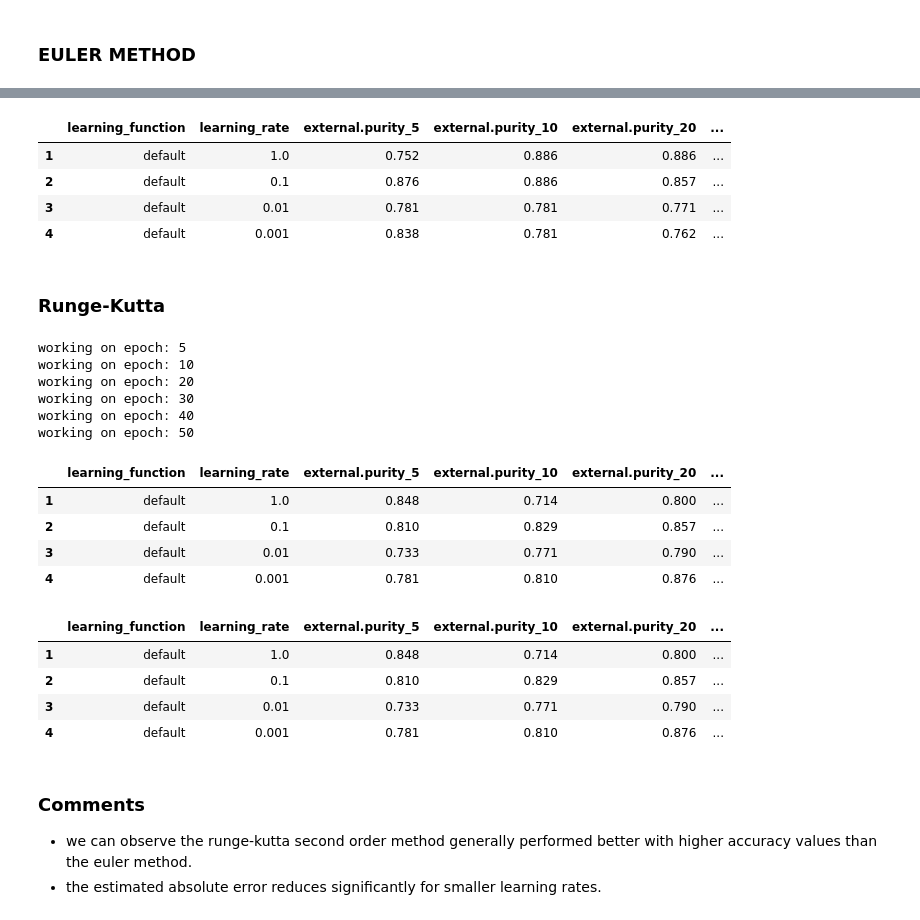
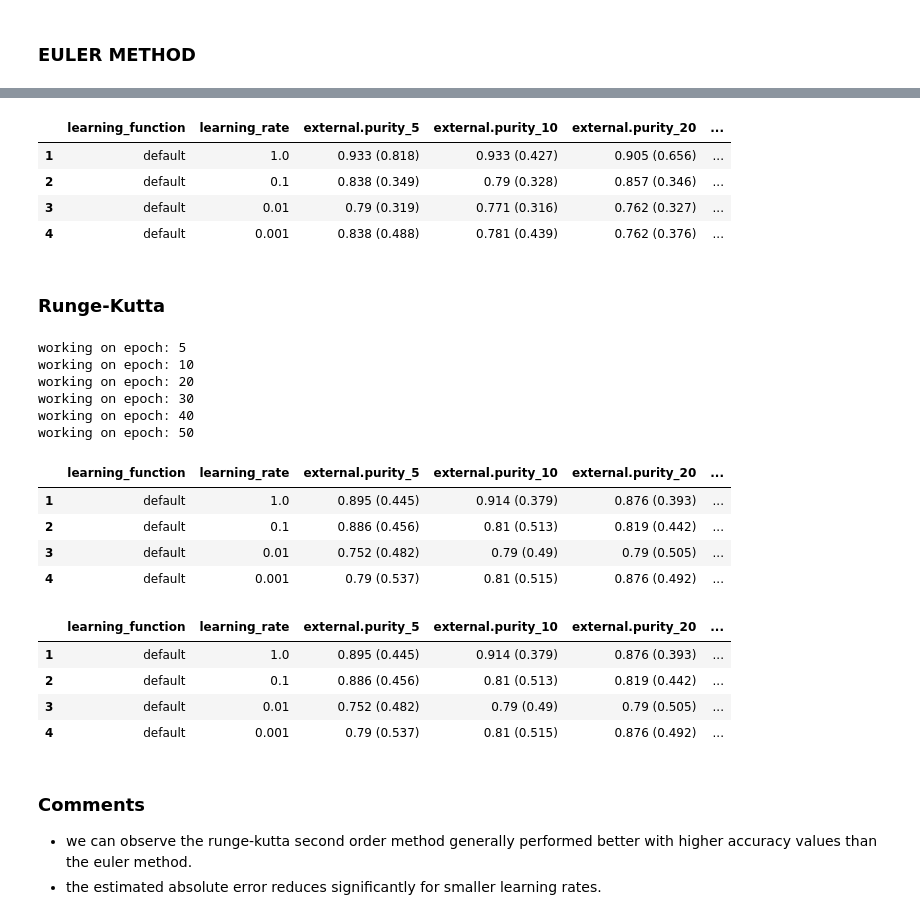
Before and after one commit to richardjonker2000/TMBD-Project-3, a Jupyter notebook: SOM1A.ipynb, the cells around one changed output, grey strips where cells are left out. Drawn from its saved outputs; the diff is of its cells as text; code cells hidden in the pictures.

```diff
--- a/SOM1A.ipynb
+++ b/SOM1A.ipynb
@@ -265,8 +265,7 @@ for epoch in epochs:
 
         # combine external purity with computed mean-absolute-error
         ext_purity = round(external_purity(joined_df), 3)
-
-        data[f'external.purity_{epoch}'].append(ext_purity)
+        data[f'external.purity_{epoch}'].append(f'{ext_purity} ({np.mean(np.absolute(agri_som.net)).round(3)})' )
 
         if show_updates:
             print(f'lr:{lr}, lrf:{lf} done!')
@@ -290,10 +289,10 @@ working on epoch: 50
 results_df
 # %% [output]
 |  | learning_function | learning_rate | external.purity_5 | external.purity_10 | external.purity_20 | ... |
-| 1 | default | 1.0 | 0.752 | 0.886 | 0.886 | ... |
-| 2 | default | 0.1 | 0.876 | 0.886 | 0.857 | ... |
-| 3 | default | 0.01 | 0.781 | 0.781 | 0.771 | ... |
-| 4 | default | 0.001 | 0.838 | 0.781 | 0.762 | ... |
+| 1 | default | 1.0 | 0.933 (0.818) | 0.933 (0.427) | 0.905 (0.656) | ... |
+| 2 | default | 0.1 | 0.838 (0.349) | 0.79 (0.328) | 0.857 (0.346) | ... |
+| 3 | default | 0.01 | 0.79 (0.319) | 0.771 (0.316) | 0.762 (0.327) | ... |
+| 4 | default | 0.001 | 0.838 (0.488) | 0.781 (0.439) | 0.762 (0.376) | ... |
 # %% [markdown]
 ### **Runge-Kutta**
 # %%
@@ -302,7 +301,7 @@ Implementation of Runge-Kutta method with the approximation function. (estimates
 For smaller learning rates, estimated MAE improves.
 
 higher accuracy purity for runge kutta second order clustering.
-Accross epochs, the estimated error improves with
+Accross epochs, the estimated error improves with larger epochs.
 
 Multiple runs give different results due to the data shuffling
 """
@@ -326,47 +325,46 @@ for epoch in epochs:
 
         agri_som = SOM(3,3,3)  # initialization
         agri_som.set_weights(weights.copy())
 
         agri_som.train(trunc_data.values,
             num_epochs=epoch,
             init_learning_rate=lr,
             lr_decay_function=lf,
             show_plot=False,
             method = 'runge-kutta'
             )
         joined_df = arrange_data(agri_som)
         # visualize(joined_df, lr, lf, agri_som)
 
         # combine external purity with computed mean-absolute-error
         ext_purity = round(external_purity(joined_df), 3)
-
-        data[f'external.purity_{epoch}'].append(ext_purity)
+        data[f'external.purity_{epoch}'].append(f'{ext_purity} ({np.mean(np.absolute(agri_som.net)).round(3)})' )
 
         if show_updates:
             print(f'lr:{lr}, lrf:{lf} done!')
 
 results_df_rk = pd.DataFrame(data, index=range(1, len(lrs_lfs)+1))
 results_df_rk.head()
 # %% [output]
 working on epoch: 5
 working on epoch: 10
 working on epoch: 20
 working on epoch: 30
 working on epoch: 40
 working on epoch: 50
 |  | learning_function | learning_rate | external.purity_5 | external.purity_10 | external.purity_20 | ... |
-| 1 | default | 1.0 | 0.848 | 0.714 | 0.800 | ... |
-| 2 | default | 0.1 | 0.810 | 0.829 | 0.857 | ... |
-| 3 | default | 0.01 | 0.733 | 0.771 | 0.790 | ... |
-| 4 | default | 0.001 | 0.781 | 0.810 | 0.876 | ... |
+| 1 | default | 1.0 | 0.895 (0.445) | 0.914 (0.379) | 0.876 (0.393) | ... |
+| 2 | default | 0.1 | 0.886 (0.456) | 0.81 (0.513) | 0.819 (0.442) | ... |
+| 3 | default | 0.01 | 0.752 (0.482) | 0.79 (0.49) | 0.79 (0.505) | ... |
+| 4 | default | 0.001 | 0.79 (0.537) | 0.81 (0.515) | 0.876 (0.492) | ... |
 # %%
 results_df_rk
 # %% [output]
 |  | learning_function | learning_rate | external.purity_5 | external.purity_10 | external.purity_20 | ... |
-| 1 | default | 1.0 | 0.848 | 0.714 | 0.800 | ... |
-| 2 | default | 0.1 | 0.810 | 0.829 | 0.857 | ... |
-| 3 | default | 0.01 | 0.733 | 0.771 | 0.790 | ... |
-| 4 | default | 0.001 | 0.781 | 0.810 | 0.876 | ... |
+| 1 | default | 1.0 | 0.895 (0.445) | 0.914 (0.379) | 0.876 (0.393) | ... |
+| 2 | default | 0.1 | 0.886 (0.456) | 0.81 (0.513) | 0.819 (0.442) | ... |
+| 3 | default | 0.01 | 0.752 (0.482) | 0.79 (0.49) | 0.79 (0.505) | ... |
+| 4 | default | 0.001 | 0.79 (0.537) | 0.81 (0.515) | 0.876 (0.492) | ... |
 # %% [markdown]
 ### **Comments**
 
```
Also changed, not shown: parts of 5 cells of this notebook, 3 other files.
